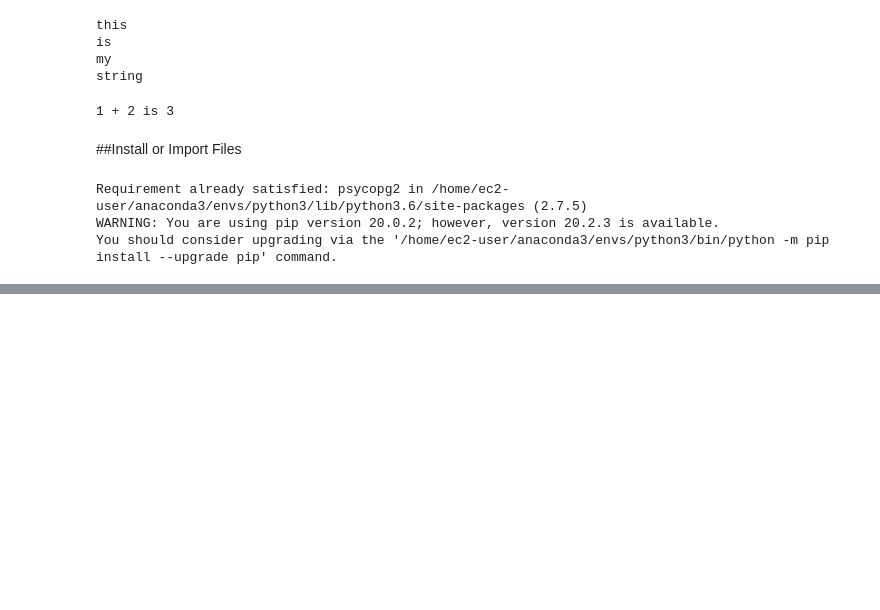
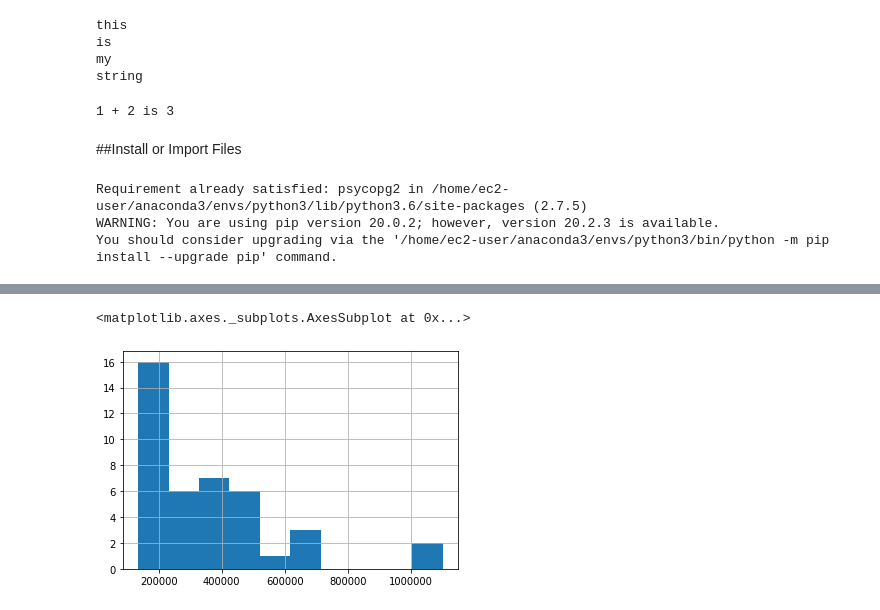
Before and after one commit to mcdanielva/ia340, a Jupyter notebook: lec4.ipynb, the cells around one changed output, grey strips where cells are left out. Saved outputs shown, nothing was run; the diff lists cells and outputs as text; code cells hidden in the pictures; blank space fills up the shorter version.

```diff
--- a/lec4.ipynb
+++ b/lec4.ipynb
@@ -30,0 +192,12 @@ import psycopg2
+# %%
+sql_price_area = """
+                select price,area
+                from public.house_price
+                """
+# %%
+df = pandas.read_sql_query(sql_price_area,conn)
+
+df['price'].hist()
+# %% [output]
+<matplotlib.axes._subplots.AxesSubplot at 0x...>
+[figure, added]
```
Also changed, not shown: parts of 35 cells of this notebook.
